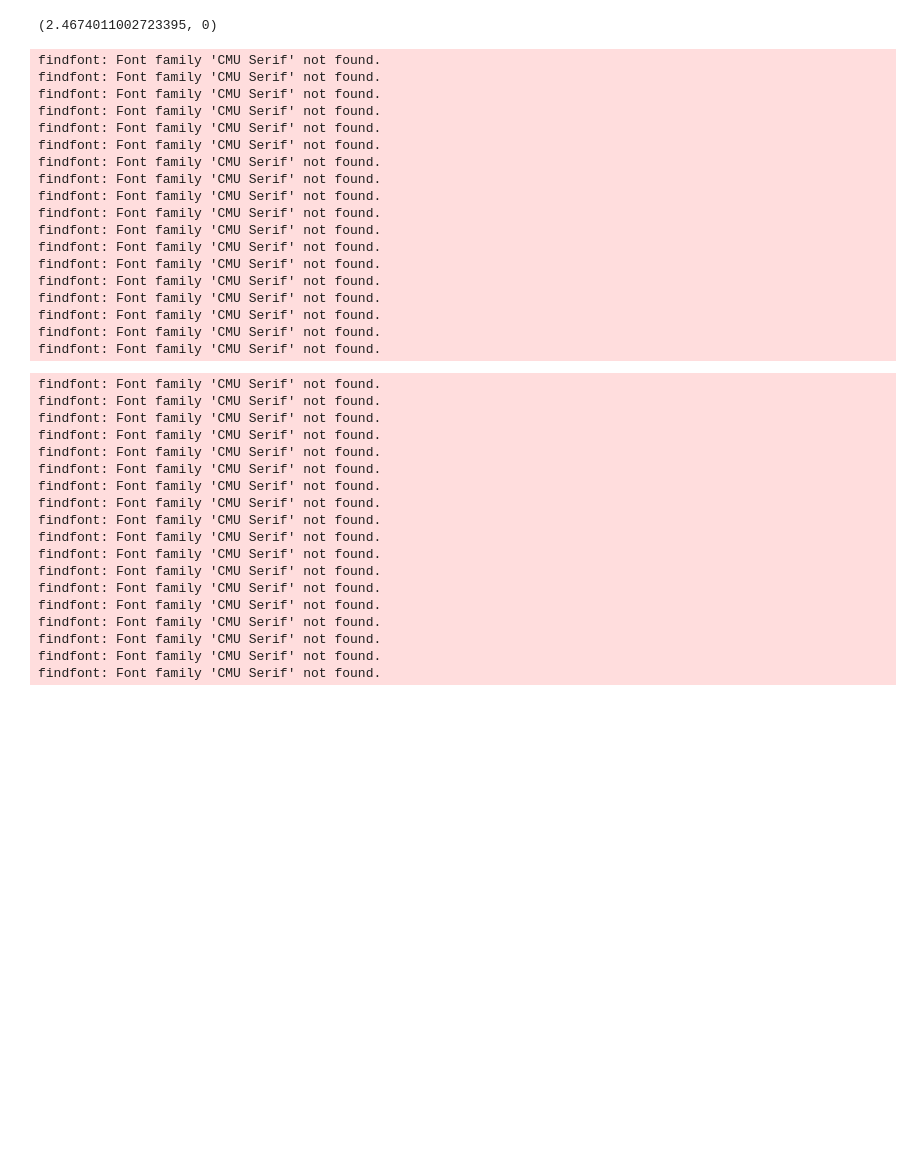
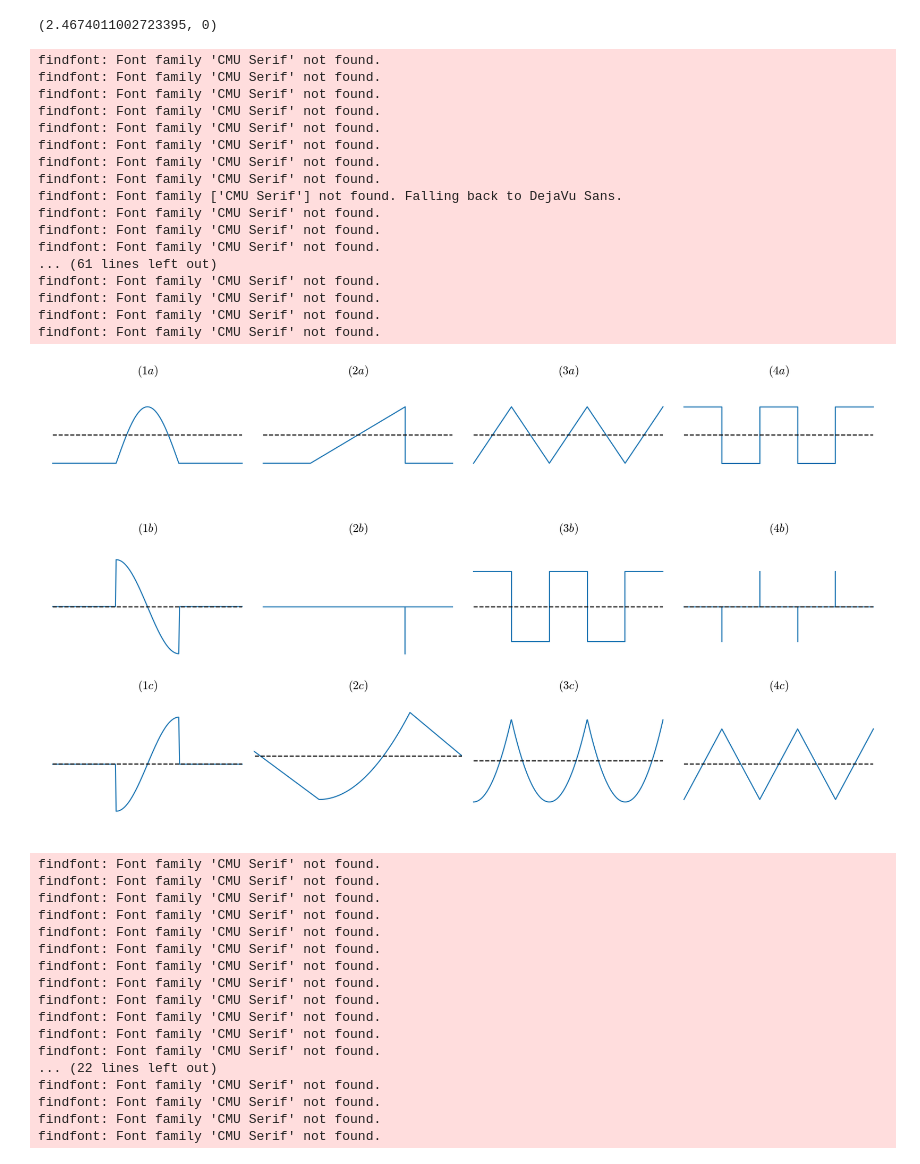
Before and after one commit to SerKin0/IBTC-physics-2k3s-latex-dif_int_signal, a Jupyter notebook: graph/charts/sin.ipynb, the cells around one changed output. Drawn from its saved outputs; the diff is of its cells as text; code cells hidden in the pictures; blank space fills up the shorter version.

```diff
--- a/graph/charts/sin.ipynb
+++ b/graph/charts/sin.ipynb
@@ -12,8 +12,8 @@ from scipy.interpolate import UnivariateSpline
 
 
 # Устанавливаем шрифт CMU Serif
-#plt.rcParams['font.family'] = 'CMU Serif'
-#plt.rcParams['mathtext.fontset'] = 'cm'
+plt.rcParams['font.family'] = 'CMU Serif'
+plt.rcParams['mathtext.fontset'] = 'cm'
 plt.rcParams['font.size'] = 14
 plt.rcParams['axes.titlesize'] = 16
 plt.rcParams['axes.labelsize'] = 15
@@ -146,40 +146,42 @@ with PdfPages("theory_charts_int_dif.pdf") as pdf:
     axes[1][3].set_ylim(-2, 2)
     axes[2][3].set_ylim(-1, 1)
 
     axes[0][3].plot(x_meandr, y_meandr)
     axes[0][3].plot([-1.5, 1], [0.5, 0.5], linestyle = 'dashed', color='black')
     axes[0][3].set_title("$(4a)$")
 
 
     axes[1][3].plot(x_meandr_dif, y_meandr_dif)
     axes[1][3].plot([-1.5, 1], [0, 0], linestyle = 'dashed', color='black')
     axes[1][3].set_title("$(4b)$")
 
     axes[2][3].plot(x_meandr_int, y_meandr_int)
     axes[2][3].plot([-1.5, 1], [0, 0], linestyle = 'dashed', color='black')
     axes[2][3].set_title("$(4c)$")
 
-    pdf.savefig()
+    plt.tight_layout(pad=0.2)  # Увеличенный отступ
+    pdf.savefig(bbox_inches='tight', dpi=300)
+    plt.show()
     plt.close()
 # %% [output]
 findfont: Font family 'CMU Serif' not found.
 findfont: Font family 'CMU Serif' not found.
 findfont: Font family 'CMU Serif' not found.
 findfont: Font family 'CMU Serif' not found.
 findfont: Font family 'CMU Serif' not found.
 findfont: Font family 'CMU Serif' not found.
 findfont: Font family 'CMU Serif' not found.
 findfont: Font family 'CMU Serif' not found.
+findfont: Font family ['CMU Serif'] not found. Falling back to DejaVu Sans.
+findfont: Font family 'CMU Serif' not found.
+findfont: Font family 'CMU Serif' not found.
+findfont: Font family 'CMU Serif' not found.
+... (61 lines left out)
 findfont: Font family 'CMU Serif' not found.
 findfont: Font family 'CMU Serif' not found.
 findfont: Font family 'CMU Serif' not found.
 findfont: Font family 'CMU Serif' not found.
-findfont: Font family 'CMU Serif' not found.
-findfont: Font family 'CMU Serif' not found.
-findfont: Font family 'CMU Serif' not found.
-findfont: Font family 'CMU Serif' not found.
-findfont: Font family 'CMU Serif' not found.
-findfont: Font family 'CMU Serif' not found.
+[figure, added]
 # %%
 figure.savefig('theory_charts_int_dif.pdf', dpi=300, transparent=True)
 # %% [output]
@@ -195,9 +197,8 @@ findfont: Font family 'CMU Serif' not found.
 findfont: Font family 'CMU Serif' not found.
 findfont: Font family 'CMU Serif' not found.
 findfont: Font family 'CMU Serif' not found.
+... (22 lines left out)
 findfont: Font family 'CMU Serif' not found.
 findfont: Font family 'CMU Serif' not found.
 findfont: Font family 'CMU Serif' not found.
 findfont: Font family 'CMU Serif' not found.
-findfont: Font family 'CMU Serif' not found.
-findfont: Font family 'CMU Serif' not found.
```
Also changed, not shown: 4 other files.
